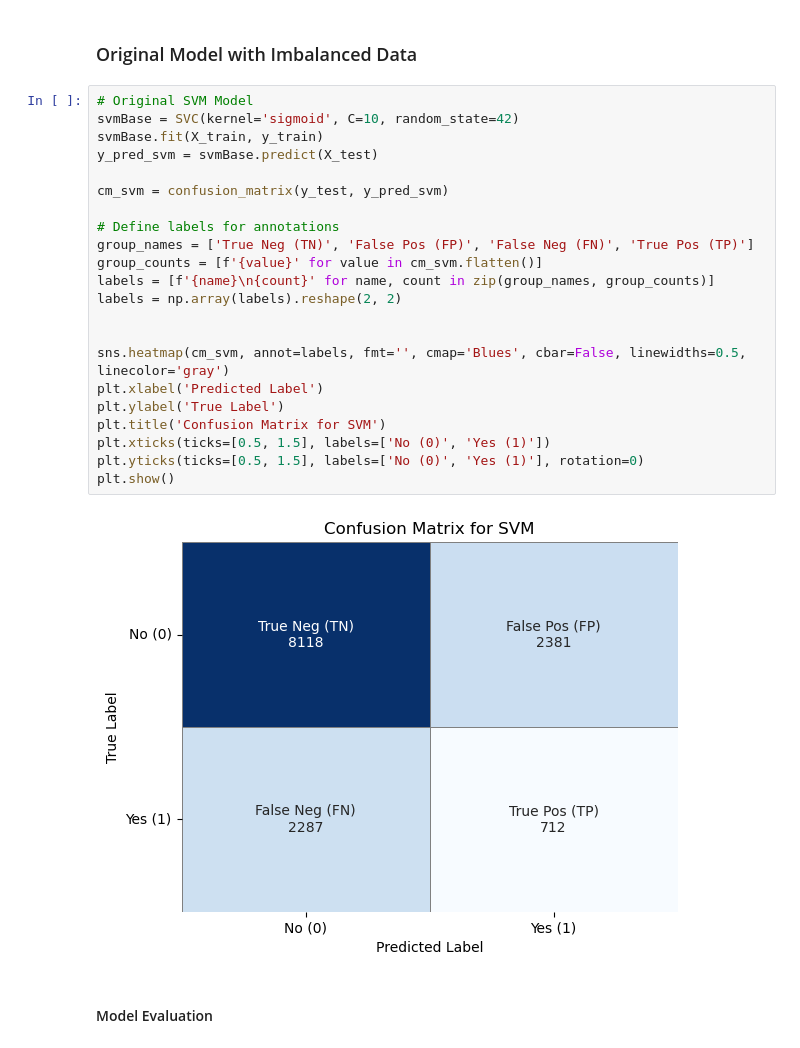
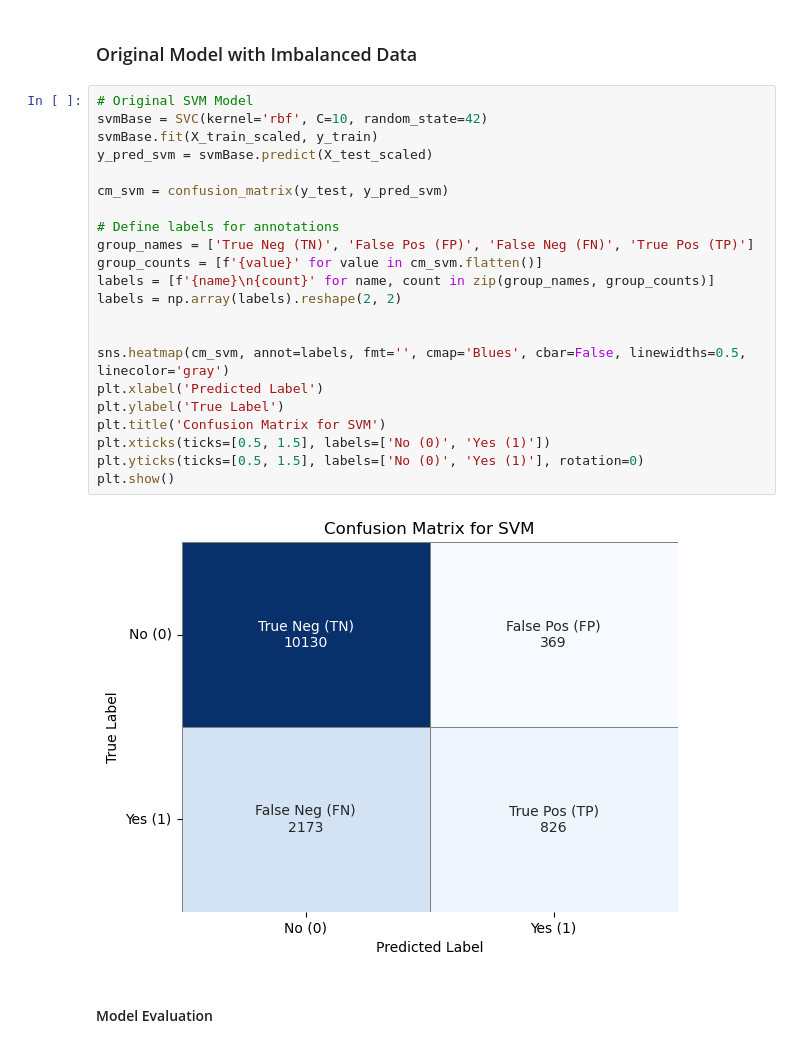
Before and after one commit to jb705249/SJU_DSS_740_Final_Project, a Jupyter notebook: Scr/modeling_SVM.ipynb, the cells around one changed output. Drawn from its saved outputs; the diff is of its cells as text.

```diff
--- a/Scr/modeling_SVM.ipynb
+++ b/Scr/modeling_SVM.ipynb
@@ -110,28 +111,28 @@ changelog.append({
 <h3> Original Model with Imbalanced Data </h3>
 # %%
 # Original SVM Model
-svmBase = SVC(kernel='sigmoid', C=10, random_state=42)
-svmBase.fit(X_train, y_train)
-y_pred_svm = svmBase.predict(X_test)
+svmBase = SVC(kernel='rbf', C=10, random_state=42)
+svmBase.fit(X_train_scaled, y_train)
+y_pred_svm = svmBase.predict(X_test_scaled)
 
 cm_svm = confusion_matrix(y_test, y_pred_svm)
 
 # Define labels for annotations
 group_names = ['True Neg (TN)', 'False Pos (FP)', 'False Neg (FN)', 'True Pos (TP)']
 group_counts = [f'{value}' for value in cm_svm.flatten()]
 labels = [f'{name}\n{count}' for name, count in zip(group_names, group_counts)]
 labels = np.array(labels).reshape(2, 2)
 
 
 sns.heatmap(cm_svm, annot=labels, fmt='', cmap='Blues', cbar=False, linewidths=0.5, linecolor='gray')
 plt.xlabel('Predicted Label')
 plt.ylabel('True Label')
 plt.title('Confusion Matrix for SVM')
 plt.xticks(ticks=[0.5, 1.5], labels=['No (0)', 'Yes (1)'])
 plt.yticks(ticks=[0.5, 1.5], labels=['No (0)', 'Yes (1)'], rotation=0)
 plt.show()
 # %% [output]
-[figure, old version]
+[figure, new version]
 # %% [markdown]
 <h4> Model Evaluation </h4>
 # %%
```
Also changed, not shown: parts of 7 cells of this notebook, 1 other file.
